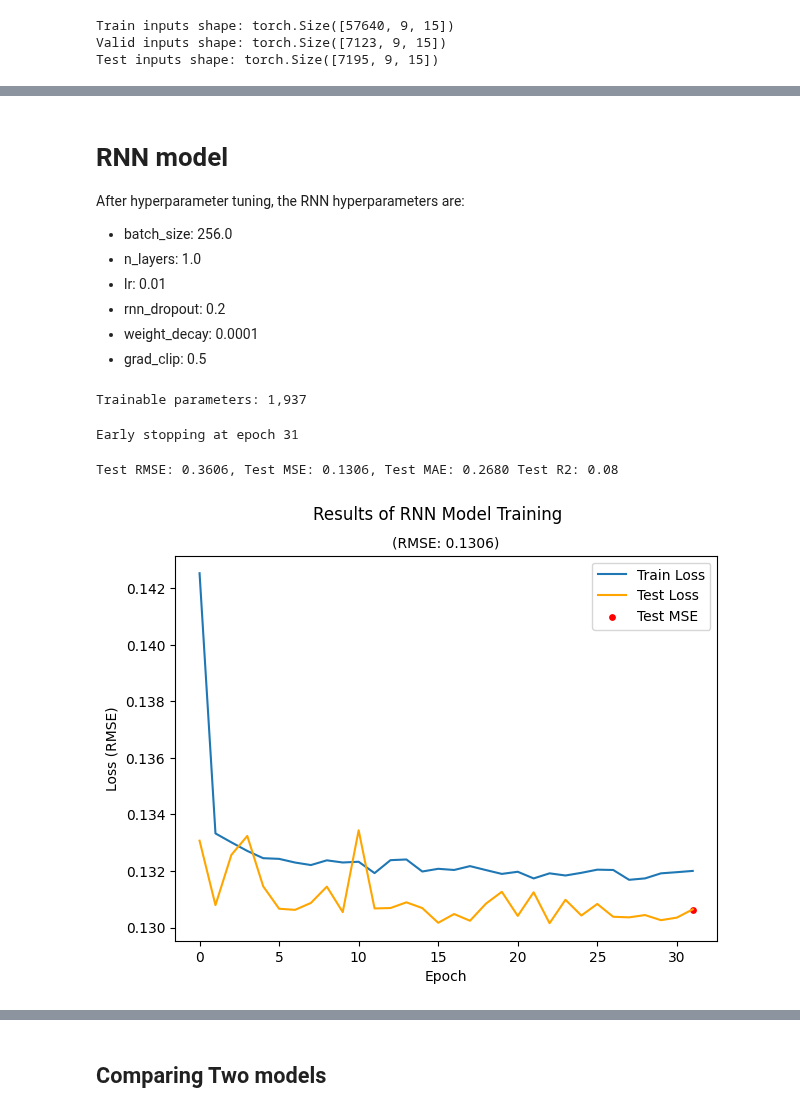
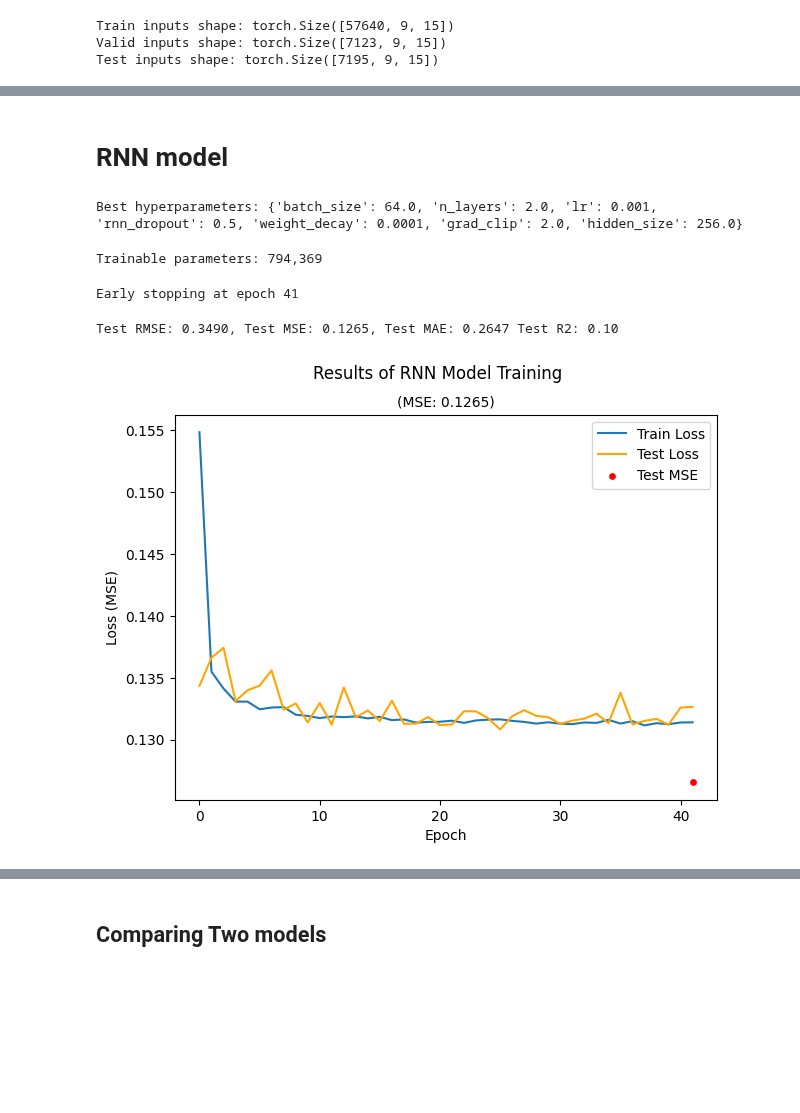
Before and after one commit to zybecker/DS-5500, a Jupyter notebook: RNN_Model/NN_final_models.ipynb, the cells around one changed output, grey strips where cells are left out. Saved outputs shown, nothing was run; the diff lists cells and outputs as text; code cells hidden in the pictures; blank space fills up the shorter version.

Commit message:
Updating hyperparameter tuning
Now best parameter results are load automatically into final model training

```diff
--- a/RNN_Model/NN_final_models.ipynb
+++ b/RNN_Model/NN_final_models.ipynb
@@ -118,0 +105,15 @@ grad_clip = 0.5
+# %%
+# Get best hyperparameters from tuning
+with open('./tuning/mlp_best_params.json', 'r') as file:
+    best_mlp_params = load(file)
+
+# Get best hyperparameters from tuning
+batch_size = int(best_mlp_params['batch_size'])
+lr = best_mlp_params['lr']
+grad_clip = best_mlp_params['grad_clip']
+weight_decay = best_mlp_params['weight_decay']
+hidden_size = int(best_mlp_params['hidden_size'])
+mlp_dropout = best_mlp_params['mlp_dropout']
+
+# Print hyperparameters
+print("Best hyperparameters:", best_mlp_params)
@@ -261,10 +263,0 @@ plt.show()
-# %% [markdown]
-# RNN model
-
-After hyperparameter tuning, the RNN hyperparameters are:
-- batch_size: 256.0
-- n_layers: 1.0
-- lr: 0.01
-- rnn_dropout: 0.2
-- weight_decay: 0.0001
-- grad_clip: 0.5
@@ -279,3 +264,23 @@ hidden_size = 16
+# %% [markdown]
+# RNN model
+# %%
+# Get best hyperparameters from tuning
+with open('./tuning/rnn_best_params.json', 'r') as file:
+    rnn_best_params = load(file)
+
+# Get best hyperparameters from tuning
+batch_size = int(rnn_best_params['batch_size'])
+lr = rnn_best_params['lr']
+grad_clip = rnn_best_params['grad_clip']
+weight_decay = rnn_best_params['weight_decay']
+hidden_size = int(rnn_best_params['hidden_size'])
+rnn_dropout = rnn_best_params['rnn_dropout']
+n_layers = int(rnn_best_params['n_layers'])
+
+# Print hyperparameters
+print("Best hyperparameters:", rnn_best_params)
+# %% [output]
+Best hyperparameters: {'batch_size': 64.0, 'n_layers': 2.0, 'lr': 0.001, 'rnn_dropout': 0.5, 'weight_decay': 0.0001, 'grad_clip': 2.0, 'hidden_size': 256.0}
 # %%
 num_epochs = 500
 early_stop_patience = 15
@@ -326,34 +331,34 @@ for epoch in pbar:
     # Update progress bar
     pbar.set_postfix({'Train loss': avg_train_loss, 'Validation loss': avg_valid_loss, 'ES Counter': early_stopper.counter})
 # %% [output]
-Trainable parameters: 1,937
+Trainable parameters: 794,369
-Early stopping at epoch 31
+Early stopping at epoch 41
 # %%
 # Evaluate model
-rnn_test_RMSE = evaluate_model(model=baseball_rnn, data_loader=valid_dataloader, device=DEVICE, loss_fn='RMSE')
-rnn_test_MSE = evaluate_model(model=baseball_rnn, data_loader=valid_dataloader, device=DEVICE, loss_fn='MSE')
-rnn_test_accuracy_MAE = evaluate_model(model=baseball_rnn, data_loader=valid_dataloader, device=DEVICE, loss_fn='MAE')
+rnn_test_RMSE = evaluate_model(model=baseball_rnn, data_loader=test_dataloader, device=DEVICE, loss_fn='RMSE')
+rnn_test_MSE = evaluate_model(model=baseball_rnn, data_loader=test_dataloader, device=DEVICE, loss_fn='MSE')
+rnn_test_accuracy_MAE = evaluate_model(model=baseball_rnn, data_loader=test_dataloader, device=DEVICE, loss_fn='MAE')
 # Get predictions
 rnn_targets, rnn_predictions = get_predictions(baseball_rnn, test_dataloader, DEVICE)
 rnn_test_r2 = calculate_R2_score(rnn_targets, rnn_predictions)
 
 print(f'Test RMSE: {rnn_test_RMSE:.4f}, Test MSE: {rnn_test_MSE:.4f}, Test MAE: {rnn_test_accuracy_MAE:.4f} Test R2: {rnn_test_r2:.2f}')
 # %% [output]
-Test RMSE: 0.3606, Test MSE: 0.1306, Test MAE: 0.2680 Test R2: 0.08
+Test RMSE: 0.3490, Test MSE: 0.1265, Test MAE: 0.2647 Test R2: 0.10
 # %%
 # Plot loss over time, final test stats
 plt.figure(figsize=(7, 5))
 plt.suptitle("Results of RNN Model Training")
-plt.title(f"(RMSE: {rnn_test_MSE:.4})", size=10)
-plt.ylabel('Loss (RMSE)')
+plt.title(f"(MSE: {rnn_test_MSE:.4})", size=10)
+plt.ylabel('Loss (MSE)')
 plt.xlabel('Epoch')
 plt.plot(rnn_log[:], label='Train Loss')
 plt.plot(rnn_eval_log[:], label='Test Loss', color='orange')
 plt.scatter(x=len(rnn_log)-1, y=rnn_test_MSE, color='r', label="Test MSE", s=15)
 plt.legend()
 plt.show()
 # %% [output]
-[figure, old version]
+[figure, new version]
 # %%
 # Plot predicted vs. actual
 plt.title("Predicted vs. Actual")
```
Also changed, not shown: parts of 18 cells of this notebook, 8 other files.
